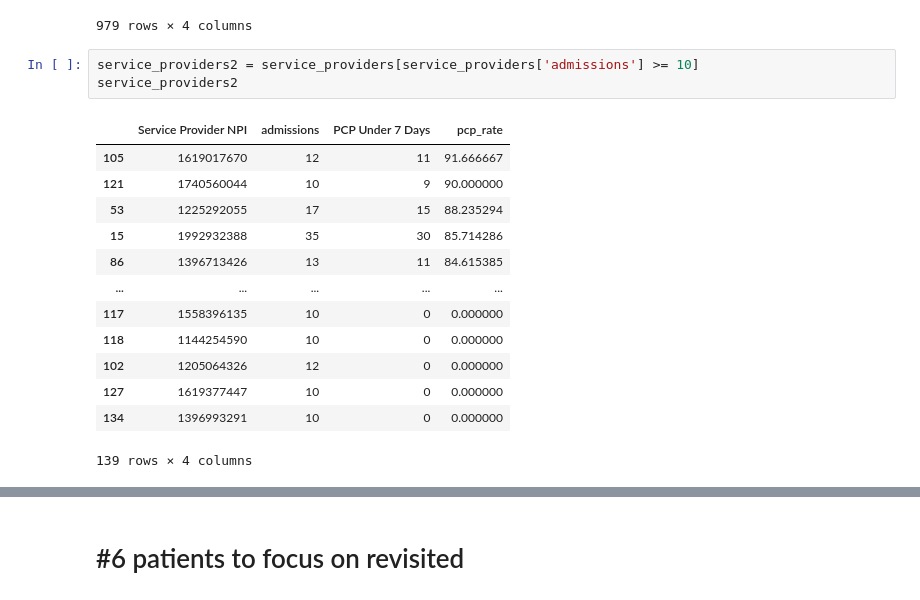
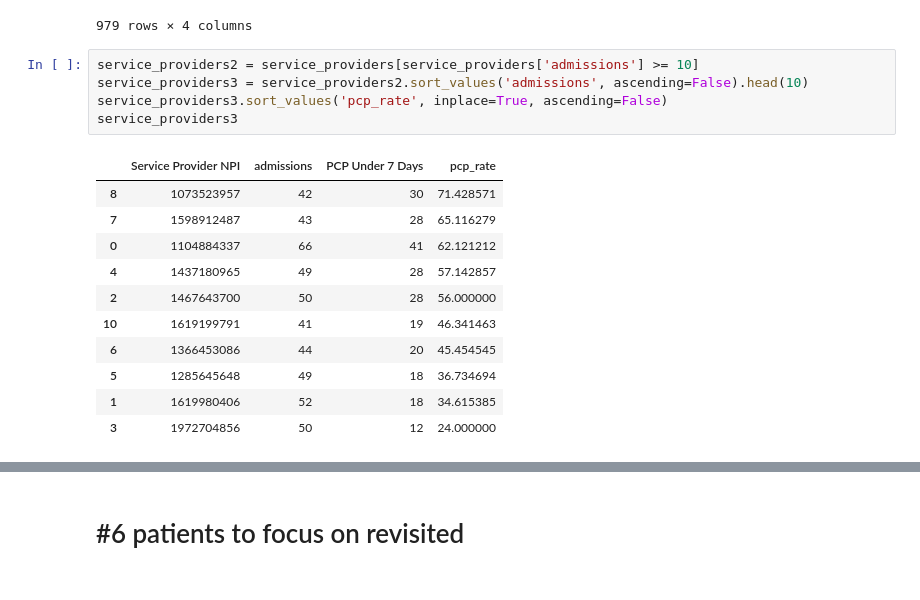
Before and after one commit to Engu12/hospital-readmission_pandas, a Jupyter notebook: hilber_notebook.ipynb, the cells around one changed output, grey strips where cells are left out. Cells and saved outputs as stored; diff of their text form.

```diff
--- a/hilber_notebook.ipynb
+++ b/hilber_notebook.ipynb
@@ -1336,18 +1405,18 @@ service_providers
 979 rows × 4 columns
 # %%
 service_providers2 = service_providers[service_providers['admissions'] >= 10]
-service_providers2
+service_providers3 = service_providers2.sort_values('admissions', ascending=False).head(10)
+service_providers3.sort_values('pcp_rate', inplace=True, ascending=False)
+service_providers3
 # %% [output]
 |  | Service Provider NPI | admissions | PCP Under 7 Days | pcp_rate |
-| 105 | 1619017670 | 12 | 11 | 91.666667 |
-| 121 | 1740560044 | 10 | 9 | 90.000000 |
-| 53 | 1225292055 | 17 | 15 | 88.235294 |
-| 15 | 1992932388 | 35 | 30 | 85.714286 |
-| 86 | 1396713426 | 13 | 11 | 84.615385 |
-| ... | ... | ... | ... | ... |
-| 117 | 1558396135 | 10 | 0 | 0.000000 |
-| 118 | 1144254590 | 10 | 0 | 0.000000 |
-| 102 | 1205064326 | 12 | 0 | 0.000000 |
-| 127 | 1619377447 | 10 | 0 | 0.000000 |
-| 134 | 1396993291 | 10 | 0 | 0.000000 |
+| 8 | 1073523957 | 42 | 30 | 71.428571 |
+| 7 | 1598912487 | 43 | 28 | 65.116279 |
+| 0 | 1104884337 | 66 | 41 | 62.121212 |
+| 4 | 1437180965 | 49 | 28 | 57.142857 |
+| 2 | 1467643700 | 50 | 28 | 56.000000 |
+| 10 | 1619199791 | 41 | 19 | 46.341463 |
+| 6 | 1366453086 | 44 | 20 | 45.454545 |
+| 5 | 1285645648 | 49 | 18 | 36.734694 |
+| 1 | 1619980406 | 52 | 18 | 34.615385 |
+| 3 | 1972704856 | 50 | 12 | 24.000000 |
-139 rows × 4 columns
```
Also changed, not shown: parts of 29 cells of this notebook, 7 other files.
